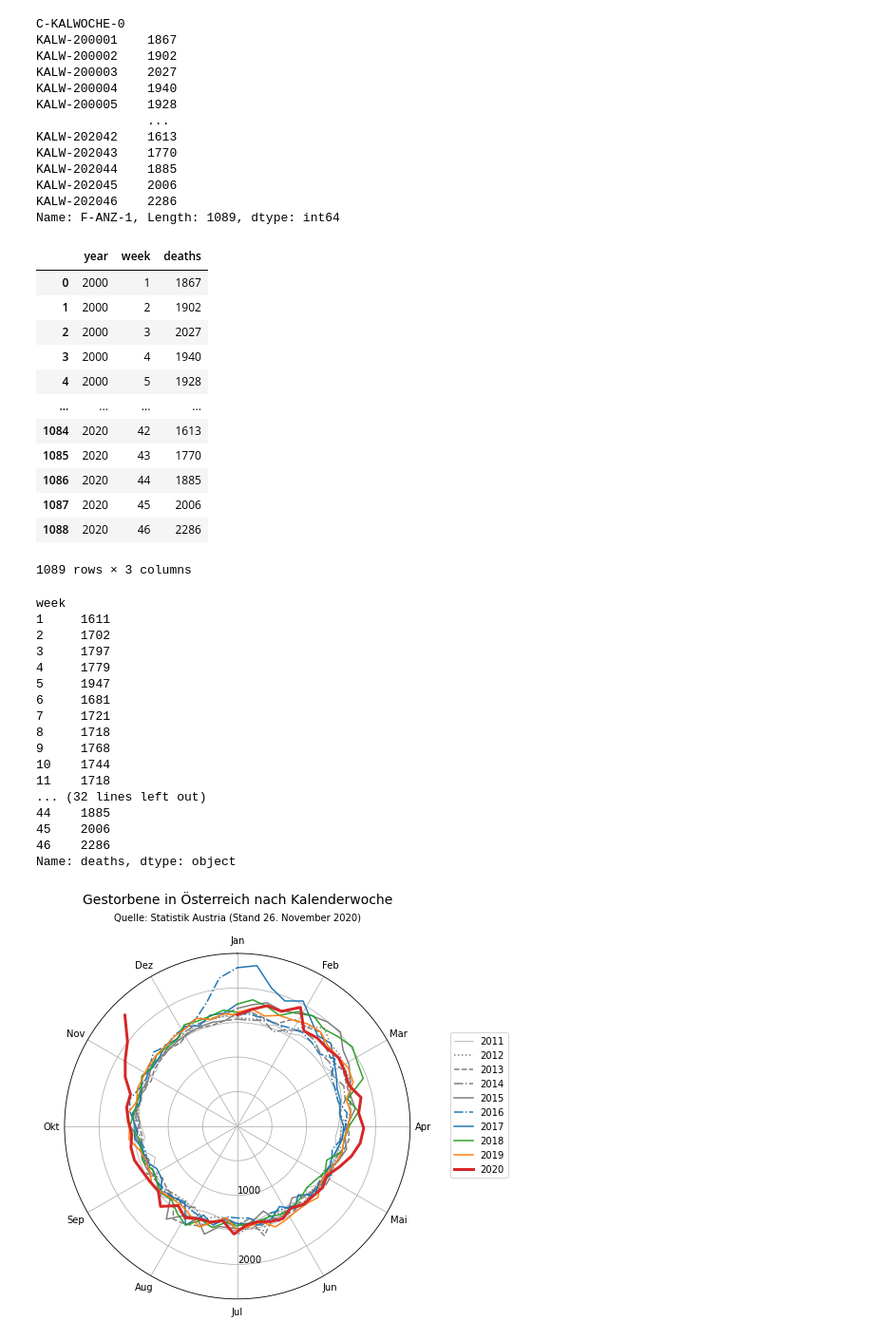
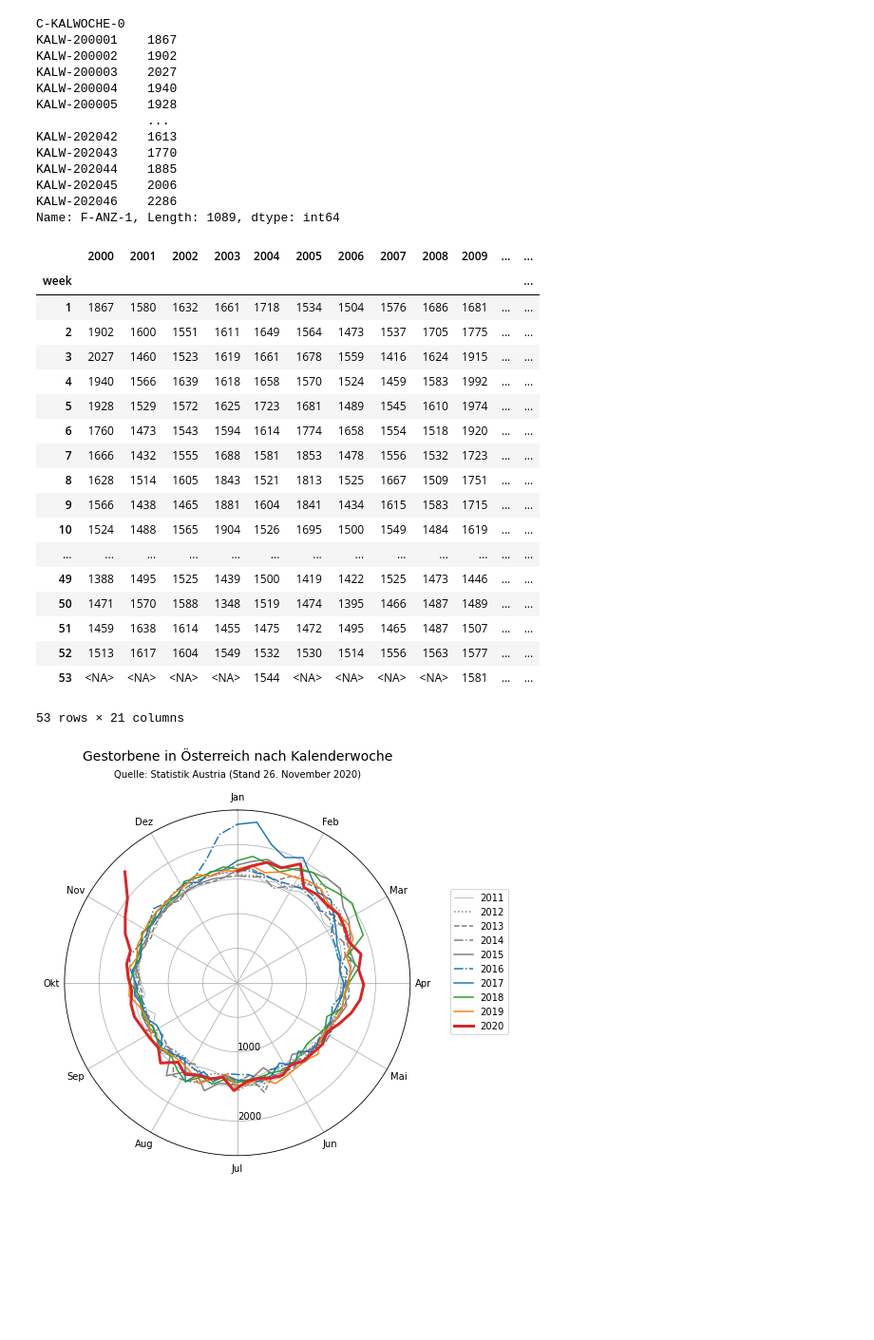
Before and after one commit to attoPascal/statistik-austria-sterblichkeit, a Jupyter notebook: sterblichkeit.ipynb, the cells around one changed output. Shown: that part at 95% size. Drawn from its saved outputs; the diff is of its cells as text; code cells hidden in the pictures; blank space fills up the shorter version.

```diff
--- a/sterblichkeit.ipynb
+++ b/sterblichkeit.ipynb
@@ -48,16 +46,0 @@ for yearweek, dead in deaths_per_week.iteritems():
-# %%
-df
-# %% [output]
-|  | year | week | deaths |
-| 0 | 2000 | 1 | 1867 |
-| 1 | 2000 | 2 | 1902 |
-| 2 | 2000 | 3 | 2027 |
-| 3 | 2000 | 4 | 1940 |
-| 4 | 2000 | 5 | 1928 |
-| ... | ... | ... | ... |
-| 1084 | 2020 | 42 | 1613 |
-| 1085 | 2020 | 43 | 1770 |
-| 1086 | 2020 | 44 | 1885 |
-| 1087 | 2020 | 45 | 2006 |
-| 1088 | 2020 | 46 | 2286 |
-1089 rows × 3 columns
@@ -71,22 +47,24 @@ for y in range(2000, 2020+1):
-# %%
-year[2020]
-# %% [output]
-week
-1     1611
-2     1702
-3     1797
-4     1779
-5     1947
-6     1681
-7     1721
-8     1718
-9     1768
-10    1744
-11    1718
-... (32 lines left out)
-44    1885
-45    2006
-46    2286
-Name: deaths, dtype: object
+# %%
+deaths_per_year
+# %% [output]
+|  | 2000 | 2001 | 2002 | 2003 | 2004 | 2005 | 2006 | 2007 | 2008 | 2009 | ... | ... |
+| week |  |  |  |  |  |  |  |  |  |  |  | ... |
+| 1 | 1867 | 1580 | 1632 | 1661 | 1718 | 1534 | 1504 | 1576 | 1686 | 1681 | ... | ... |
+| 2 | 1902 | 1600 | 1551 | 1611 | 1649 | 1564 | 1473 | 1537 | 1705 | 1775 | ... | ... |
+| 3 | 2027 | 1460 | 1523 | 1619 | 1661 | 1678 | 1559 | 1416 | 1624 | 1915 | ... | ... |
+| 4 | 1940 | 1566 | 1639 | 1618 | 1658 | 1570 | 1524 | 1459 | 1583 | 1992 | ... | ... |
+| 5 | 1928 | 1529 | 1572 | 1625 | 1723 | 1681 | 1489 | 1545 | 1610 | 1974 | ... | ... |
+| 6 | 1760 | 1473 | 1543 | 1594 | 1614 | 1774 | 1658 | 1554 | 1518 | 1920 | ... | ... |
+| 7 | 1666 | 1432 | 1555 | 1688 | 1581 | 1853 | 1478 | 1556 | 1532 | 1723 | ... | ... |
+| 8 | 1628 | 1514 | 1605 | 1843 | 1521 | 1813 | 1525 | 1667 | 1509 | 1751 | ... | ... |
+| 9 | 1566 | 1438 | 1465 | 1881 | 1604 | 1841 | 1434 | 1615 | 1583 | 1715 | ... | ... |
+| 10 | 1524 | 1488 | 1565 | 1904 | 1526 | 1695 | 1500 | 1549 | 1484 | 1619 | ... | ... |
+| ... | ... | ... | ... | ... | ... | ... | ... | ... | ... | ... | ... | ... |
+| 49 | 1388 | 1495 | 1525 | 1439 | 1500 | 1419 | 1422 | 1525 | 1473 | 1446 | ... | ... |
+| 50 | 1471 | 1570 | 1588 | 1348 | 1519 | 1474 | 1395 | 1466 | 1487 | 1489 | ... | ... |
+| 51 | 1459 | 1638 | 1614 | 1455 | 1475 | 1472 | 1495 | 1465 | 1487 | 1507 | ... | ... |
+| 52 | 1513 | 1617 | 1604 | 1549 | 1532 | 1530 | 1514 | 1556 | 1563 | 1577 | ... | ... |
+| 53 | <NA> | <NA> | <NA> | <NA> | 1544 | <NA> | <NA> | <NA> | <NA> | 1581 | ... | ... |
+53 rows × 21 columns
 # %%
 def data_for_year(y):
```
Also changed, not shown: parts of 7 cells of this notebook, 4 other files.
